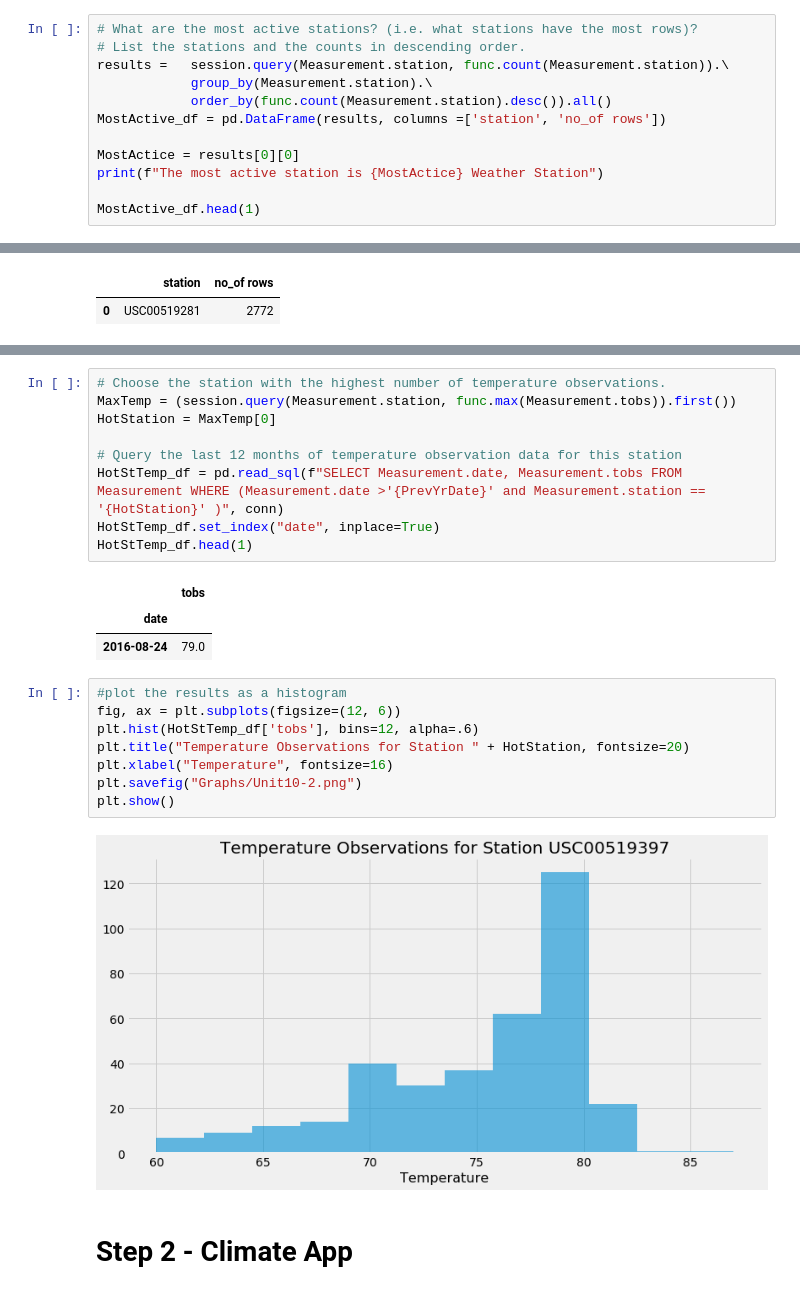
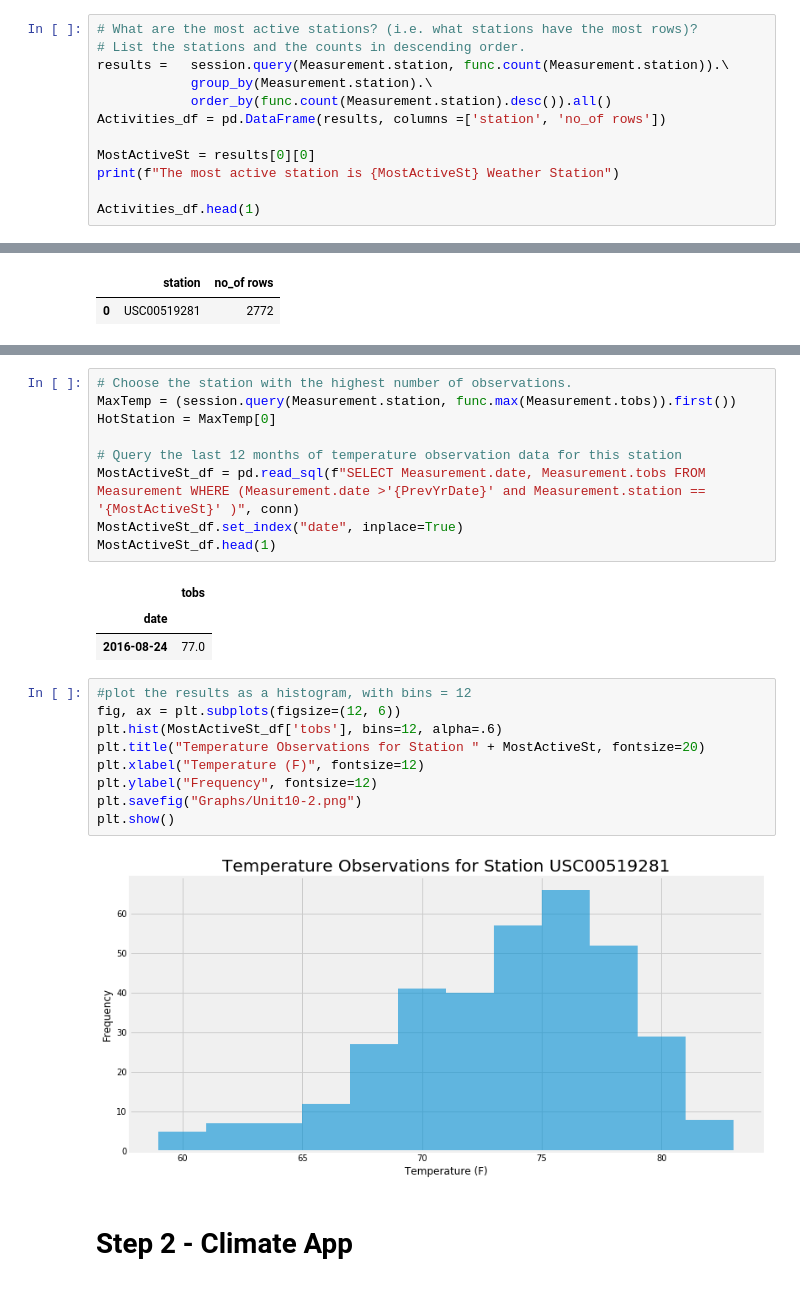
Before and after one commit to vivisantosa/Unit-10-SQLAlchemy-challenge, a Jupyter notebook: climate_starter.ipynb, the cells around one changed output, grey strips where cells are left out. Cells and saved outputs as stored; diff of their text form.

```diff
--- a/climate_starter.ipynb
+++ b/climate_starter.ipynb
@@ -177,12 +177,12 @@ station_df
 results =   session.query(Measurement.station, func.count(Measurement.station)).\
             group_by(Measurement.station).\
             order_by(func.count(Measurement.station).desc()).all()
-MostActive_df = pd.DataFrame(results, columns =['station', 'no_of rows'])
+Activities_df = pd.DataFrame(results, columns =['station', 'no_of rows'])
 
-MostActice = results[0][0]
-print(f"The most active station is {MostActice} Weather Station")
+MostActiveSt = results[0][0]
+print(f"The most active station is {MostActiveSt} Weather Station")
 
-MostActive_df.head(1)
+Activities_df.head(1)
 # %% [output]
 The most active station is USC00519281 Weather Station
 |  | station | no_of rows |
@@ -200,26 +200,27 @@ Temperature data from USC00519281 : Min Temp = 54.0, Avg Temp = 71.6637806637806
 # %%
-# Choose the station with the highest number of temperature observations.
+# Choose the station with the highest number of observations.
 MaxTemp = (session.query(Measurement.station, func.max(Measurement.tobs)).first())
 HotStation = MaxTemp[0]
 
 # Query the last 12 months of temperature observation data for this station
-HotStTemp_df = pd.read_sql(f"SELECT Measurement.date, Measurement.tobs FROM Measurement WHERE (Measurement.date >'{PrevYrDate}' and Measurement.station == '{HotStation}' )", conn)
-HotStTemp_df.set_index("date", inplace=True)
-HotStTemp_df.head(1)
+MostActiveSt_df = pd.read_sql(f"SELECT Measurement.date, Measurement.tobs FROM Measurement WHERE (Measurement.date >'{PrevYrDate}' and Measurement.station == '{MostActiveSt}' )", conn)
+MostActiveSt_df.set_index("date", inplace=True)
+MostActiveSt_df.head(1)
 # %% [output]
 |  | tobs |
 | date |  |
-| 2016-08-24 | 79.0 |
+| 2016-08-24 | 77.0 |
 # %%
-#plot the results as a histogram
+#plot the results as a histogram, with bins = 12
 fig, ax = plt.subplots(figsize=(12, 6))
-plt.hist(HotStTemp_df['tobs'], bins=12, alpha=.6)
-plt.title("Temperature Observations for Station " + HotStation, fontsize=20)
-plt.xlabel("Temperature", fontsize=16)
+plt.hist(MostActiveSt_df['tobs'], bins=12, alpha=.6)
+plt.title("Temperature Observations for Station " + MostActiveSt, fontsize=20)
+plt.xlabel("Temperature (F)", fontsize=12)
+plt.ylabel("Frequency", fontsize=12)
 plt.savefig("Graphs/Unit10-2.png")
 plt.show()
 # %% [output]
-[figure, old version]
+[figure, new version]
 # %% [markdown]
 # Step 2 - Climate App
 # %% [markdown]
```
Also changed, not shown: parts of 21 cells of this notebook, 3 other files.
